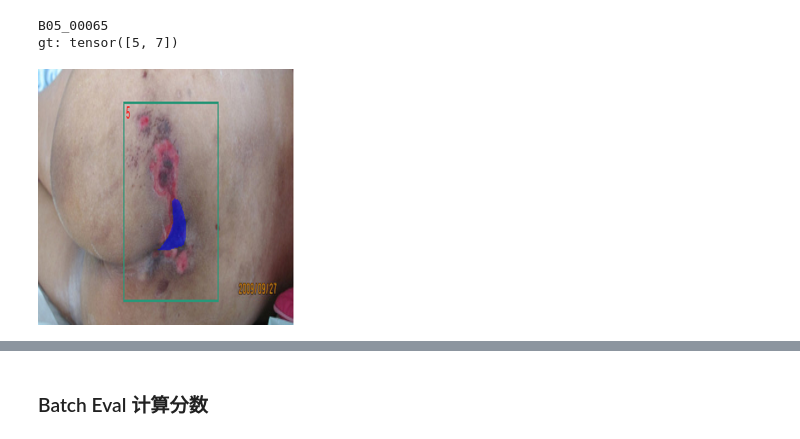
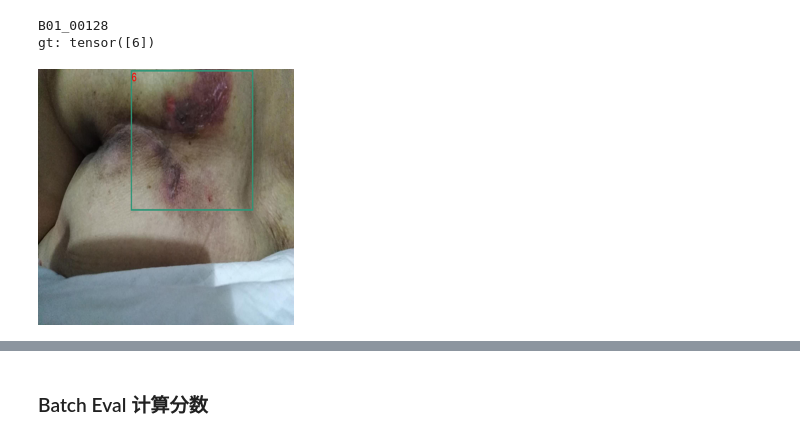
Before and after one commit to newfyu/Bedsore, a Jupyter notebook: demo.ipynb, the cells around one changed output, grey strips where cells are left out. Drawn from its saved outputs; the diff is of its cells as text; code cells hidden in the pictures.

```diff
--- a/demo.ipynb
+++ b/demo.ipynb
@@ -20,15 +14,15 @@ dm = BedsoreDataModule(root='data', num_valid=100, batch_size=1, trans_prob=0.5)
 ds = dm.test_dataloader().dataset
 # %%
 SZ = 256
-idx = 97 # 22 25 32 49 93 95 97
+idx = 32 # 22 25 32 49 93 95 97
 image,target = ds[idx]
 print(target['fname'])
 print('gt:',target['labels'])
 draw_bbox(image,target).resize((SZ,SZ))
 # %% [output]
-B05_00065
-gt: tensor([5, 7])
+B01_00128
+gt: tensor([6])
-[figure, old version]
+[figure, new version]
 # %%
 model = MyFasterRCNN.load_from_checkpoint('mlruns/3/f05e716e77b9480e986dd904487b5b3a/checkpoints/epoch=53.ckpt')
 net = model.net
```
Also changed, not shown: parts of 14 cells of this notebook, 5 other files.
